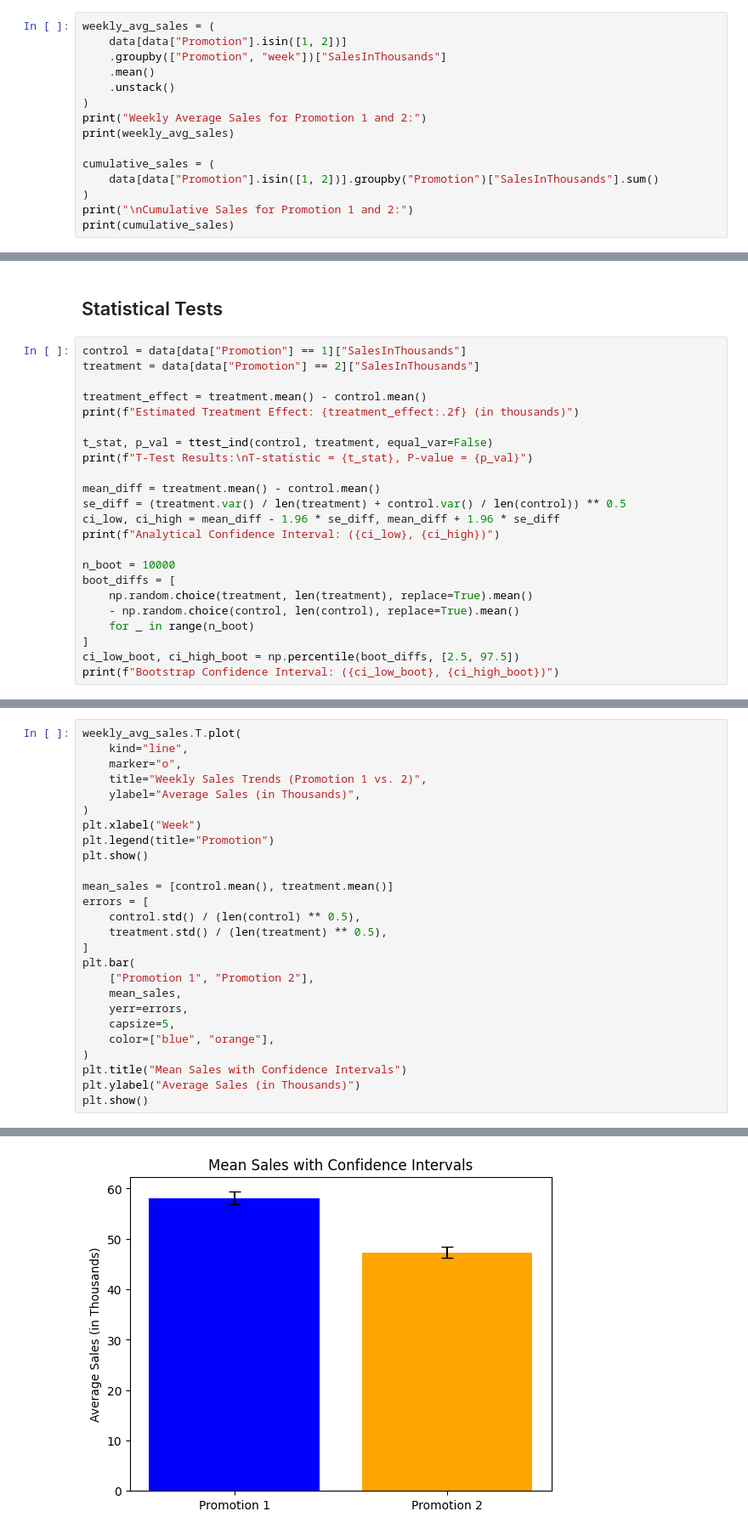
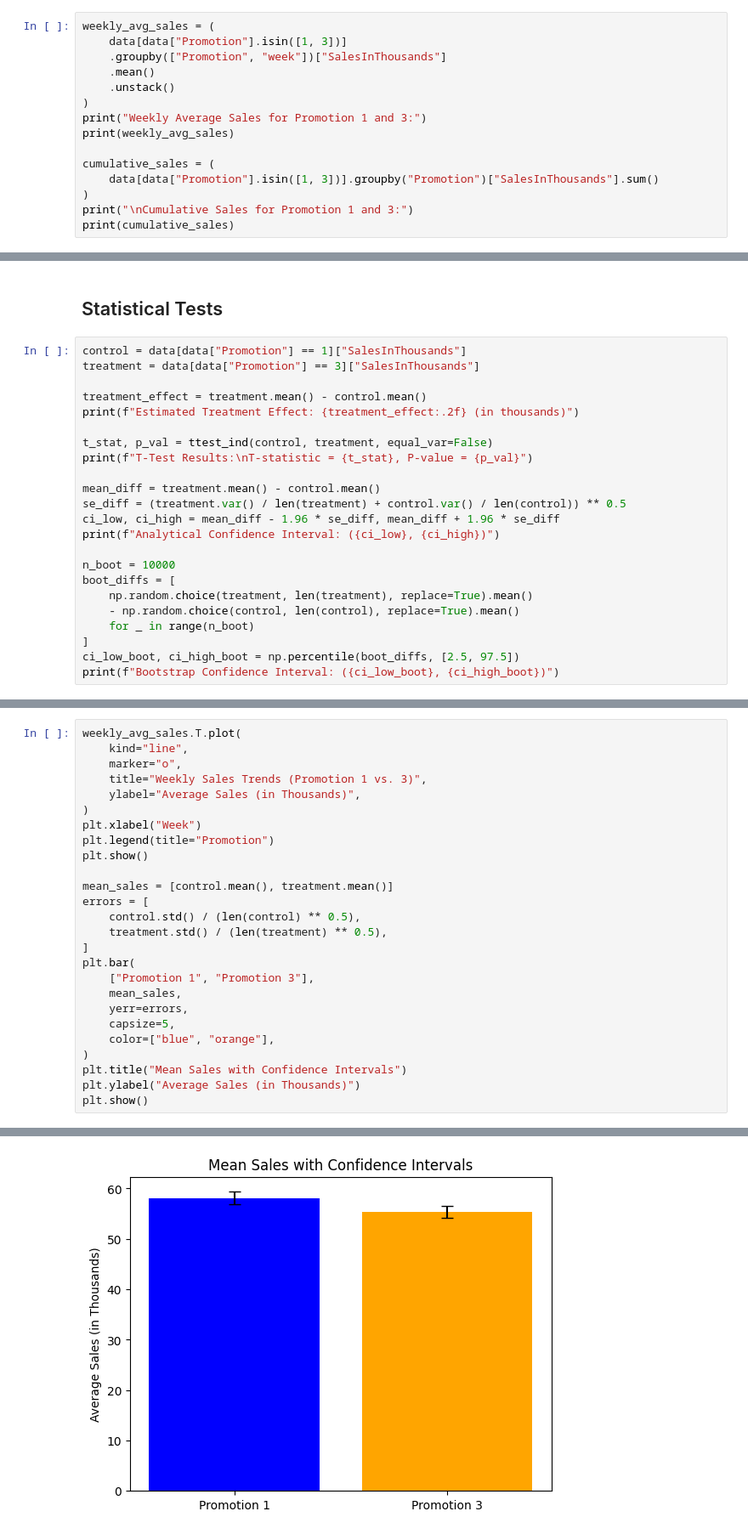
Before and after one commit to bondpapi/Fast-food-Marketing_AB_test, a Jupyter notebook: fastfood_AB_Test.ipynb, the cells around one changed output, grey strips where cells are left out. Shown at 85% size. Drawn from its saved outputs; the diff is of its cells as text.

```diff
--- a/fastfood_AB_Test.ipynb
+++ b/fastfood_AB_Test.ipynb
@@ -99,17 +121,17 @@ No Sample Ratio Mismatch detected. Proceed with the analysis.
 ## Metric Comparison for A/B test
 # %%
 weekly_avg_sales = (
-    data[data["Promotion"].isin([1, 2])]
+    data[data["Promotion"].isin([1, 3])]
     .groupby(["Promotion", "week"])["SalesInThousands"]
     .mean()
     .unstack()
 )
-print("Weekly Average Sales for Promotion 1 and 2:")
+print("Weekly Average Sales for Promotion 1 and 3:")
 print(weekly_avg_sales)
 
 cumulative_sales = (
-    data[data["Promotion"].isin([1, 2])].groupby("Promotion")["SalesInThousands"].sum()
+    data[data["Promotion"].isin([1, 3])].groupby("Promotion")["SalesInThousands"].sum()
 )
-print("\nCumulative Sales for Promotion 1 and 2:")
+print("\nCumulative Sales for Promotion 1 and 3:")
 print(cumulative_sales)
 # %% [output]
@@ -128,7 +150,7 @@ Name: SalesInThousands, dtype: float64
 ## Statistical Tests
 # %%
 control = data[data["Promotion"] == 1]["SalesInThousands"]
-treatment = data[data["Promotion"] == 2]["SalesInThousands"]
+treatment = data[data["Promotion"] == 3]["SalesInThousands"]
 
 treatment_effect = treatment.mean() - control.mean()
 print(f"Estimated Treatment Effect: {treatment_effect:.2f} (in thousands)")
@@ -179,7 +201,7 @@ In Conclusion Promotion 1 is better than Promotion 2
 weekly_avg_sales.T.plot(
     kind="line",
     marker="o",
-    title="Weekly Sales Trends (Promotion 1 vs. 2)",
+    title="Weekly Sales Trends (Promotion 1 vs. 3)",
     ylabel="Average Sales (in Thousands)",
 )
 plt.xlabel("Week")
@@ -192,7 +214,7 @@ errors = [
     treatment.std() / (len(treatment) ** 0.5),
 ]
 plt.bar(
-    ["Promotion 1", "Promotion 2"],
+    ["Promotion 1", "Promotion 3"],
     mean_sales,
     yerr=errors,
     capsize=5,
@@ -206,4 +228,4 @@ plt.show()
-[figure, old version]
+[figure, new version]
 # %% [markdown]
 
 ## Recommendation
```
Also changed, not shown: parts of 6 cells of this notebook.
